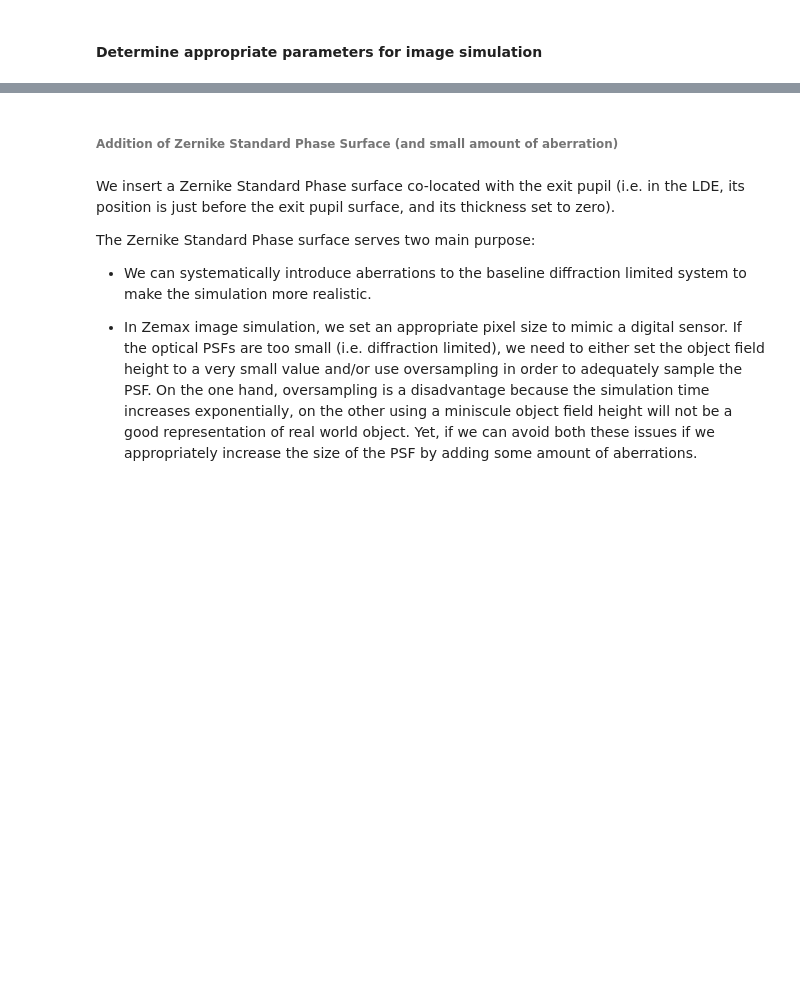
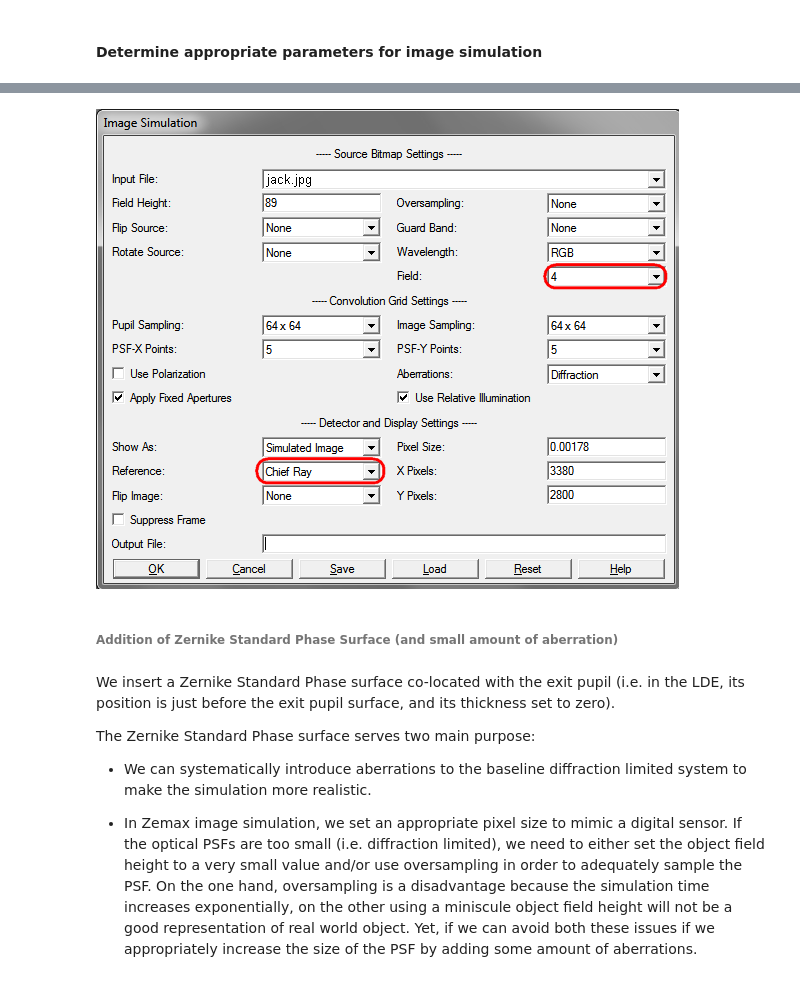
Before and after one commit to indranilsinharoy/cosi2016_omnifocus, a Jupyter notebook: omnifocus_simulation.ipynb, the cells around one changed output, grey strips where cells are left out. Drawn from its saved outputs; the diff is of its cells as text; code cells hidden in the pictures; blank space fills up the shorter version.

```diff
--- a/omnifocus_simulation.ipynb
+++ b/omnifocus_simulation.ipynb
@@ -127,3 +138,7 @@ The parameters that we need to determine for proper* image simulation are the fo
+# %%
+display.Image(filename='./images/img_simulation_setting.png')
+# %% [output]
+[figure, added]
 # %% [markdown]
 ###### Addition of Zernike Standard Phase Surface (and small amount of aberration)
 # %% [markdown]
```
Also changed, not shown: parts of 57 cells of this notebook, 6 other files.
